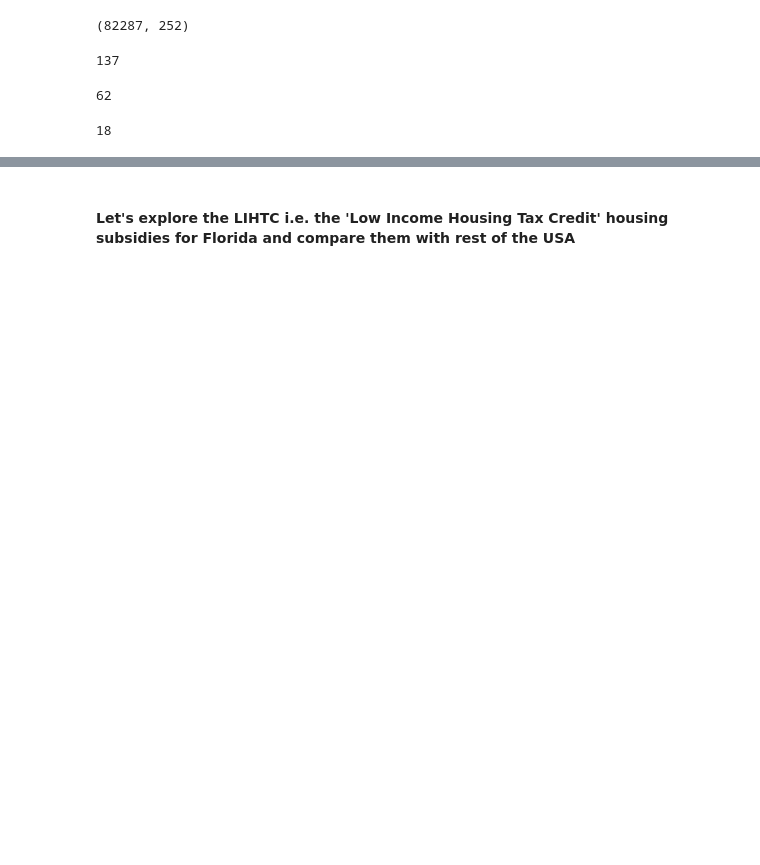
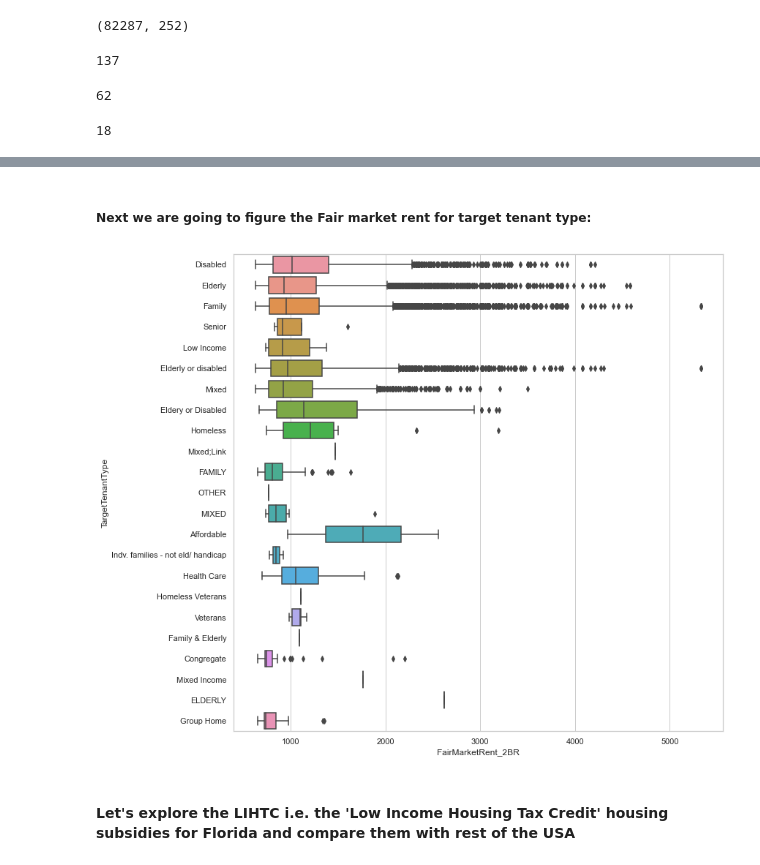
Before and after one commit to datakind/sep21-housing-insecurity, a Jupyter notebook: code/farazrahman/nhpd_initial_analysis.ipynb, the cells around one changed output, grey strips where cells are left out. Drawn from its saved outputs; the diff is of its cells as text; code cells hidden in the pictures; blank space fills up the shorter version.

```diff
--- a/code/farazrahman/nhpd_initial_analysis.ipynb
+++ b/code/farazrahman/nhpd_initial_analysis.ipynb
@@ -111,3 +122,10 @@ univariate_analysis(nhpd, ['State'])
+# %% [markdown]
+##### Next we are going to figure the Fair market rent for target tenant type:
+# %%
+fig, ax = plt.subplots(figsize=(12,12))
+ax = sns.boxplot(y="TargetTenantType", x="FairMarketRent_2BR", data=nhpd)
+# %% [output]
+[figure, added]
 # %% [markdown]
 #### Let's explore the LIHTC i.e. the 'Low Income Housing Tax Credit' housing subsidies for Florida and compare them with rest of the USA
 # %%
```
Also changed, not shown: parts of 15 cells of this notebook.
